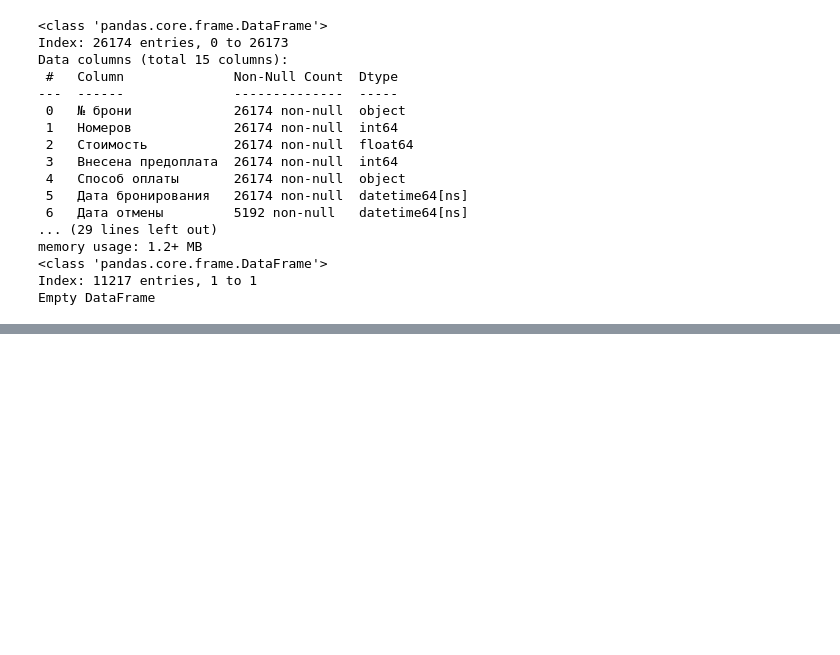
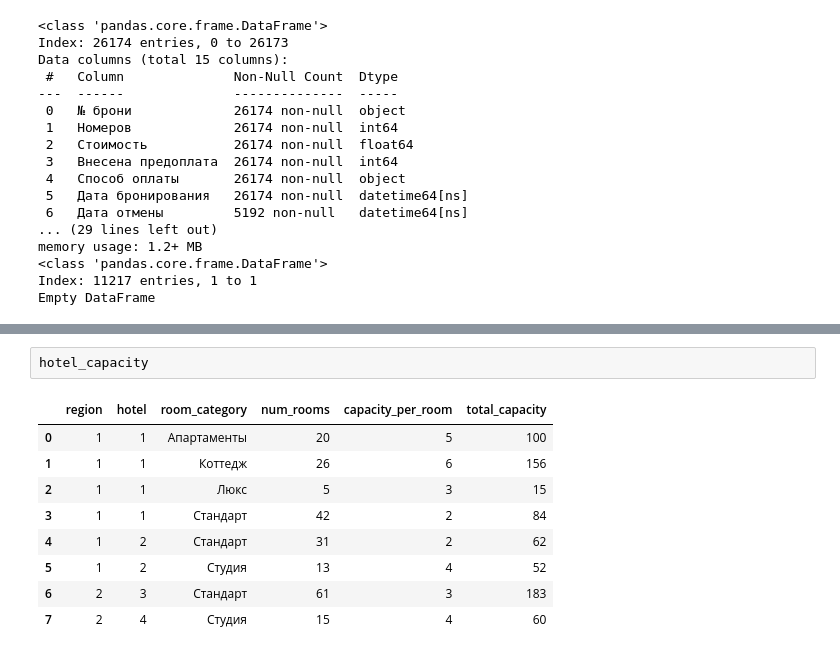
Before and after one commit to EPrutskoy/MindGames_Hotel_Product, a Jupyter notebook: hse_hotel_project.ipynb, the cells around one changed output, grey strips where cells are left out. Drawn from its saved outputs; the diff is of its cells as text; blank space fills up the shorter version.

```diff
--- a/hse_hotel_project.ipynb
+++ b/hse_hotel_project.ipynb
@@ -442,0 +545,12 @@ plt.show()
+# %%
+hotel_capacity
+# %% [output]
+|  | region | hotel | room_category | num_rooms | capacity_per_room | total_capacity |
+| 0 | 1 | 1 | Апартаменты | 20 | 5 | 100 |
+| 1 | 1 | 1 | Коттедж | 26 | 6 | 156 |
+| 2 | 1 | 1 | Люкс | 5 | 3 | 15 |
+| 3 | 1 | 1 | Стандарт | 42 | 2 | 84 |
+| 4 | 1 | 2 | Стандарт | 31 | 2 | 62 |
+| 5 | 1 | 2 | Студия | 13 | 4 | 52 |
+| 6 | 2 | 3 | Стандарт | 61 | 3 | 183 |
+| 7 | 2 | 4 | Студия | 15 | 4 | 60 |
```
Also changed, not shown: parts of 55 cells of this notebook, 2 other files.
